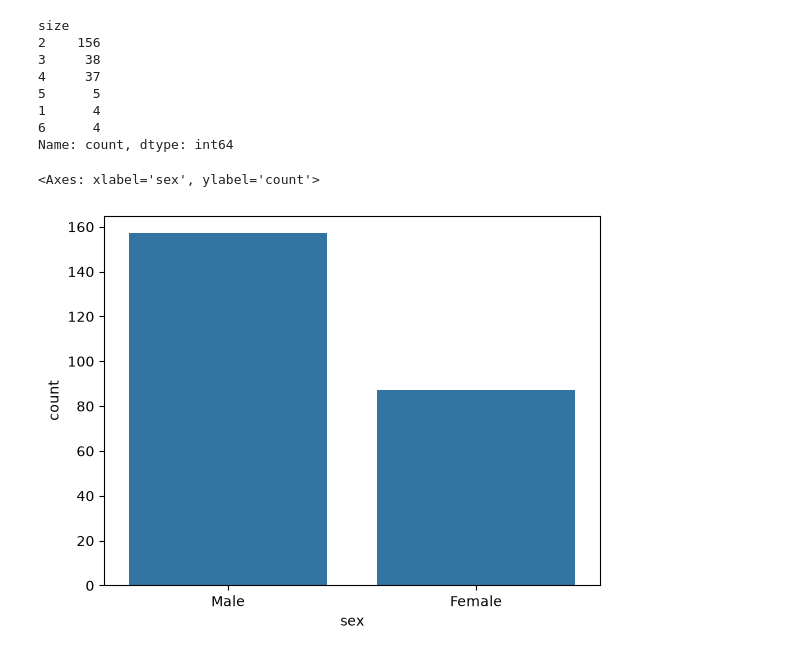
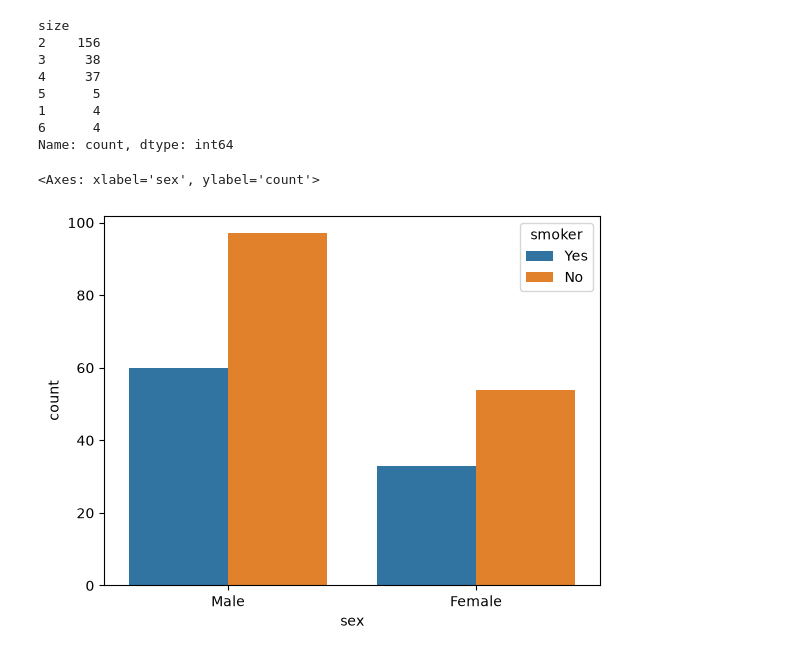
Before and after one commit to subhajit404/Data-Visulization, a Jupyter notebook: matplotlib.ipynb, the cells around one changed output. Saved outputs shown, nothing was run; the diff lists cells and outputs as text; code cells hidden in the pictures.

Commit message:
Update Categorical Plot

```diff
--- a/matplotlib.ipynb
+++ b/matplotlib.ipynb
@@ -224,7 +224,7 @@ size
 Name: count, dtype: int64
 # %%
 
-sns.countplot(x=df['sex'])
+sns.countplot(x=df['sex'],hue=df['smoker'])
 # %% [output]
 <Axes: xlabel='sex', ylabel='count'>
-[figure, old version]
+[figure, new version]
```
Also changed, not shown: parts of 6 cells of this notebook.
